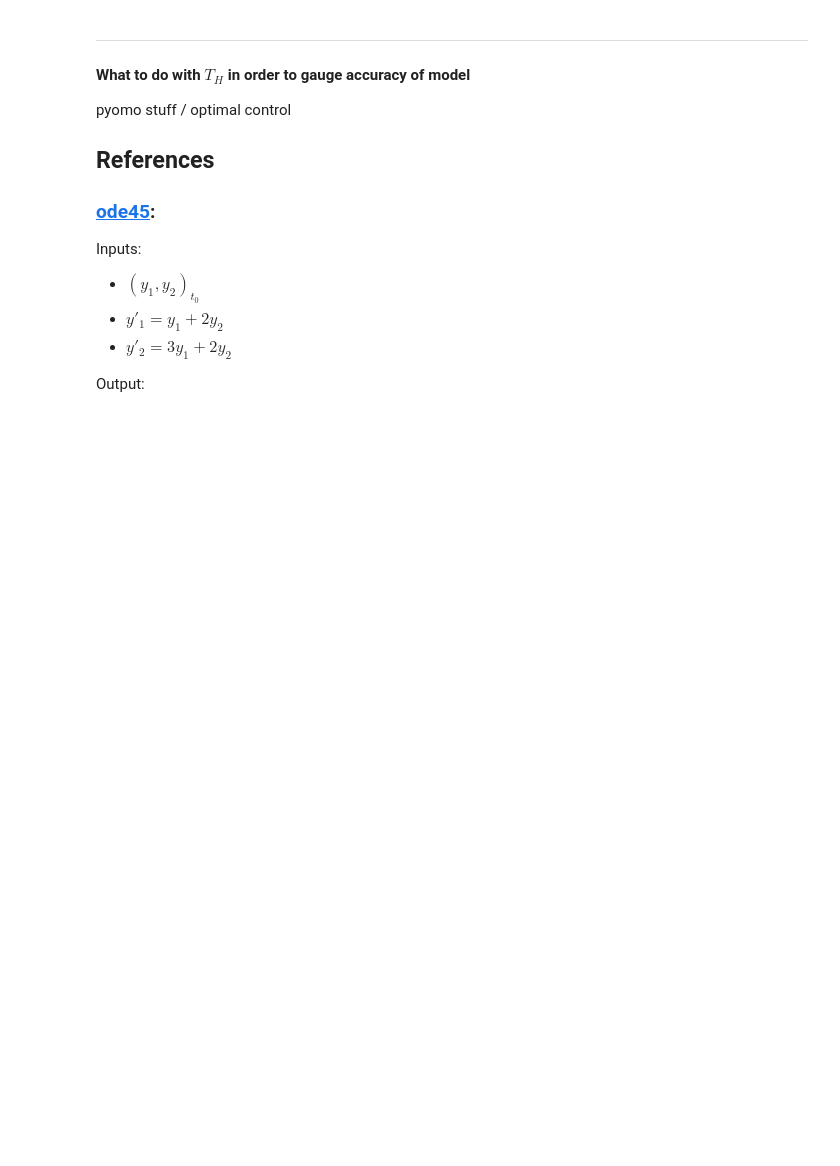
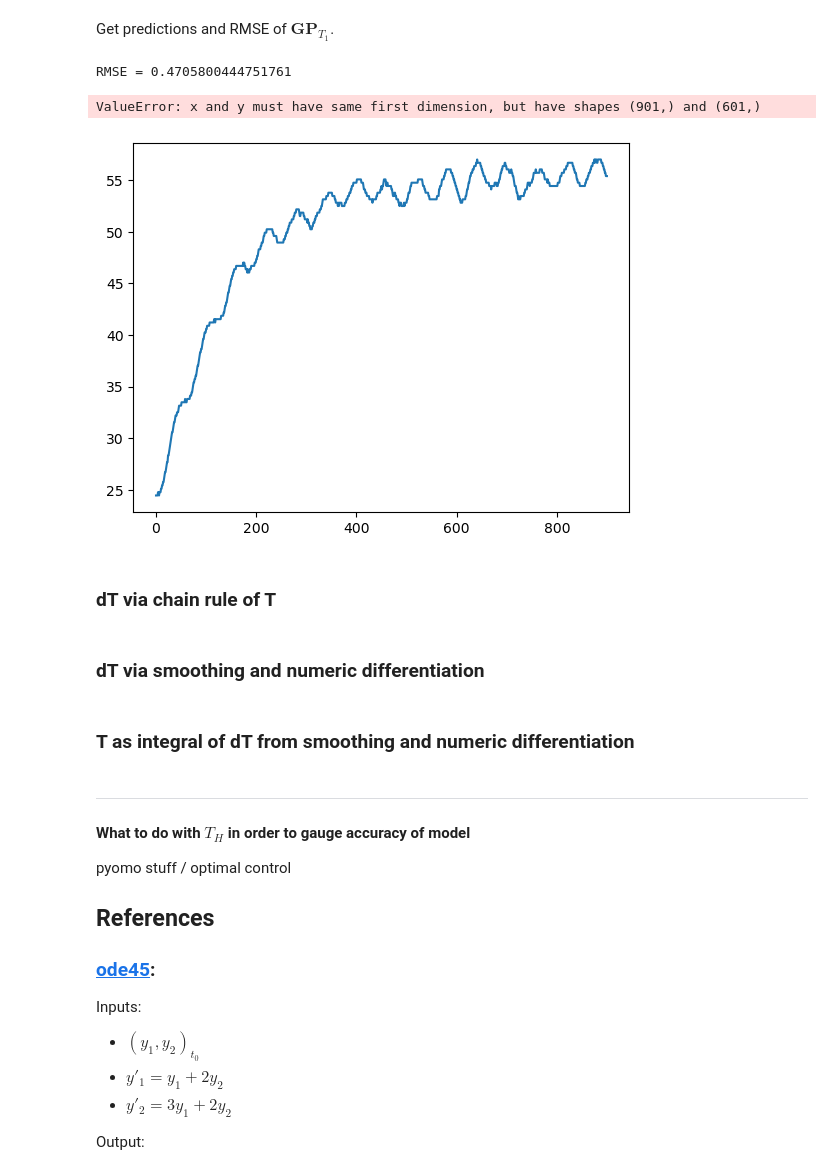
Before and after one commit to jakekrell/FoKL-GPy, a Jupyter notebook: examples/pyomo_tclab/pyomo_tclab_v4.ipynb, the cells around one changed output. Drawn from its saved outputs; the diff is of its cells as text; code cells hidden in the pictures; blank space fills up the shorter version.

```diff
--- a/examples/pyomo_tclab/pyomo_tclab_v4.ipynb
+++ b/examples/pyomo_tclab/pyomo_tclab_v4.ipynb
@@ -65,0 +351,15 @@ EFFECTIVELY, GP predictions of $T_i$ (no matter how obtained, but constrained to
+# %%
+t = data["Time"].values
+T1 = data["T1"].values
+T2 = data["T2"].values
+Q1 = data["Q1"].values
+Q2 = data["Q2"].values
+
+if Q2.min() == Q2.max():
+    USE_Q2 = False
+else:
+    USE_Q2 = True
+
+# From ODE:
+T1_ODE = pred["TS1"].values
+H1_ODE = pred["TH1"].values
@@ -65,0 +368,3 @@ EFFECTIVELY, GP predictions of $T_i$ (no matter how obtained, but constrained to
+# %%
+def rmse(targets, predictions):
+    return np.sqrt(np.mean((predictions - targets) ** 2))
@@ -65,0 +376,7 @@ EFFECTIVELY, GP predictions of $T_i$ (no matter how obtained, but constrained to
+# %%
+if USE_Q2 is True:
+    GPT1 = FoKLRoutines.FoKL(kernel=1, way3=True)
+    GPT1.fit([t, Q1, Q2], T1, clean=True, pillow=[[0, 0.2], [0, 0], [0, 0]])
+else:
+    GPT1 = FoKLRoutines.FoKL(kernel=1)
+    GPT1.fit([t, Q1], T1, clean=True, pillow=[[0, 0.2], [0, 0], [0, 0]])
@@ -66,3 +398,27 @@ EFFECTIVELY, GP predictions of $T_i$ (no matter how obtained, but constrained to
+# %% [markdown]
+Get predictions and RMSE of $\mathbf{GP}_{T_1}$.
+# %%
+T1_GPT1 = GPT1.evaluate()
+RMSE_GPT1 = rmse(T1, T1_GPT1)
+print(f"RMSE = {RMSE_GPT1}")
+
+# -----------------------------------
+
+plt.plot(t, T1)
+plt.plot(t, T1_ODE)  # RTW --- NEEDS TO ALIGN (MAYBE INTERPOLATE) WITH t .... WHY DOES ODE CHANGE TIME STEPS ?
+plt.plot(t, T1_GPT1)
+
+plt.legend(["raw", "ODE", "GP"])
+# %% [output]
+RMSE = 0.4705800444751761
+ValueError: x and y must have same first dimension, but have shapes (901,) and (601,)
+[figure, added]
+# %% [markdown]
+### dT via chain rule of T
+# %% [markdown]
+### dT via smoothing and numeric differentiation
+# %% [markdown]
+### T as integral of dT from smoothing and numeric differentiation
 # %% [markdown]
 ---
 
```
Also changed, not shown: parts of 14 cells of this notebook, 2 other files.
